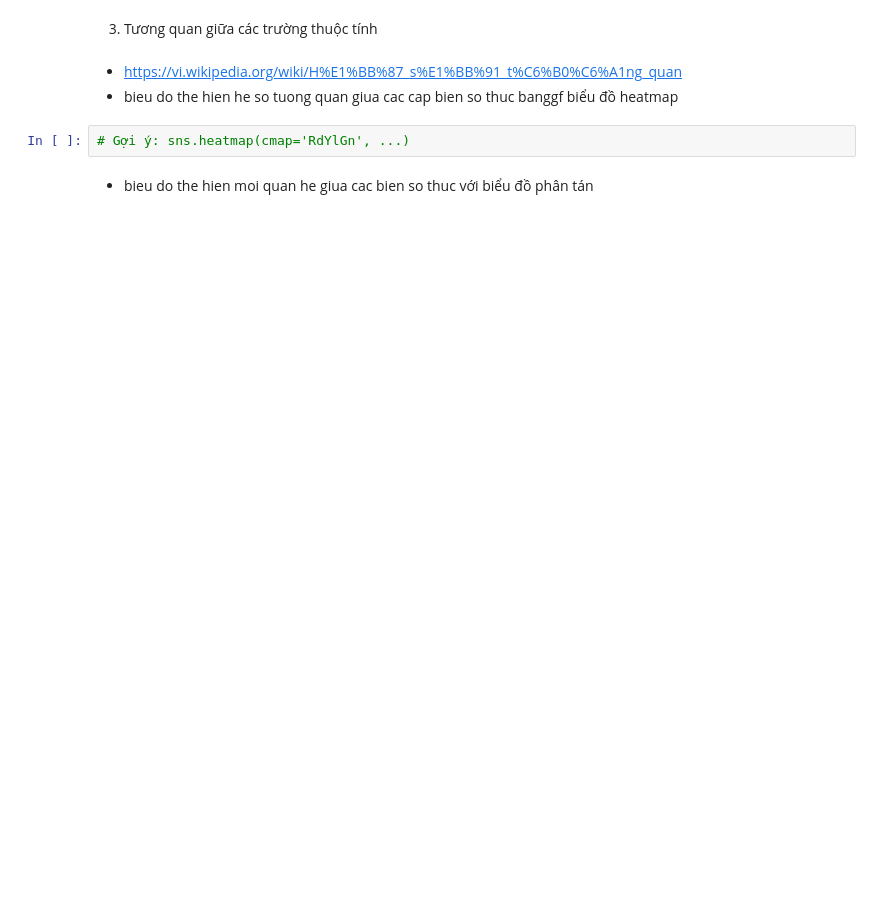
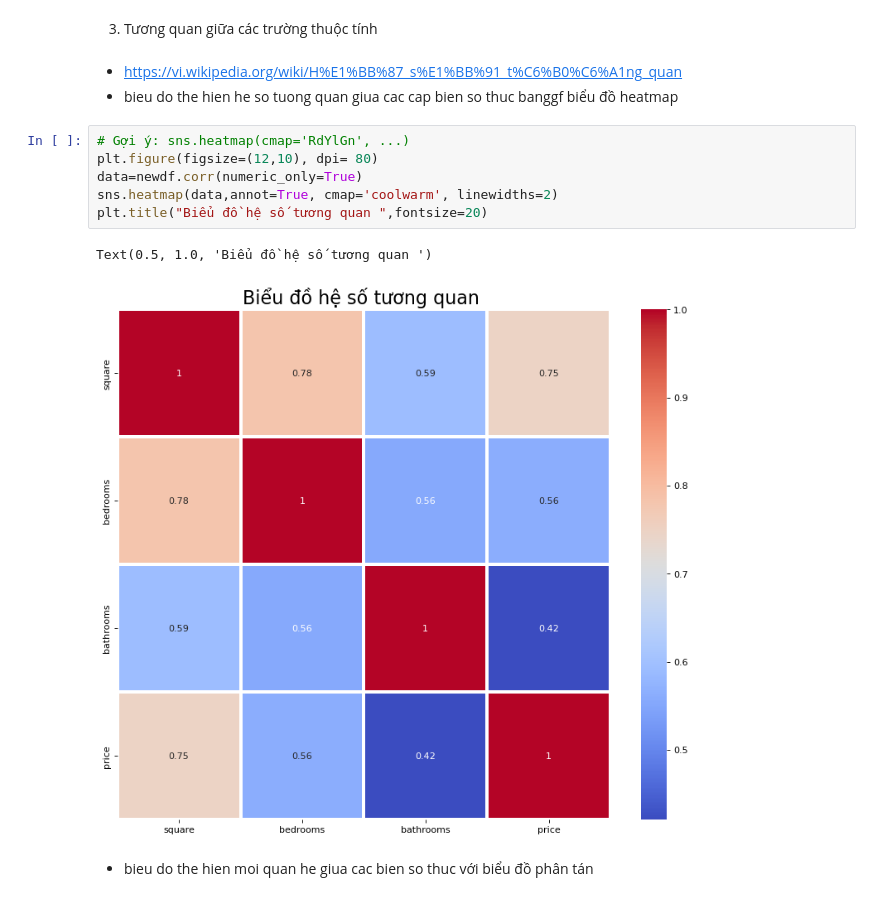
Before and after one commit to Cong123z/Machine-learning-trainning, a Jupyter notebook: HW/HW2/Visualize_RealEstate_Đề_bài.ipynb, the cells around one changed output. Saved outputs shown, nothing was run; the diff lists cells and outputs as text; blank space fills up the shorter version.

```diff
--- a/HW/HW2/Visualize_RealEstate_Đề_bài.ipynb
+++ b/HW/HW2/Visualize_RealEstate_Đề_bài.ipynb
@@ -332,8 +468,15 @@ plt.show()
 # %% [markdown]
 * https://vi.wikipedia.org/wiki/H%E1%BB%87_s%E1%BB%91_t%C6%B0%C6%A1ng_quan
 * bieu do the hien he so tuong quan giua cac cap bien so thuc banggf biểu đồ heatmap
-# %%
-# Gợi ý: sns.heatmap(cmap='RdYlGn', ...)
+# %%
+# Gợi ý: sns.heatmap(cmap='RdYlGn', ...)
+plt.figure(figsize=(12,10), dpi= 80)
+data=newdf.corr(numeric_only=True)
+sns.heatmap(data,annot=True, cmap='coolwarm', linewidths=2)
+plt.title("Biểu đồ hệ số tương quan ",fontsize=20)
+# %% [output]
+Text(0.5, 1.0, 'Biểu đồ hệ số tương quan ')
+[figure, added]
 # %% [markdown]
 * bieu do the hien moi quan he giua cac bien so thuc với biểu đồ phân tán
 # %%
```
Also changed, not shown: parts of 15 cells of this notebook.
